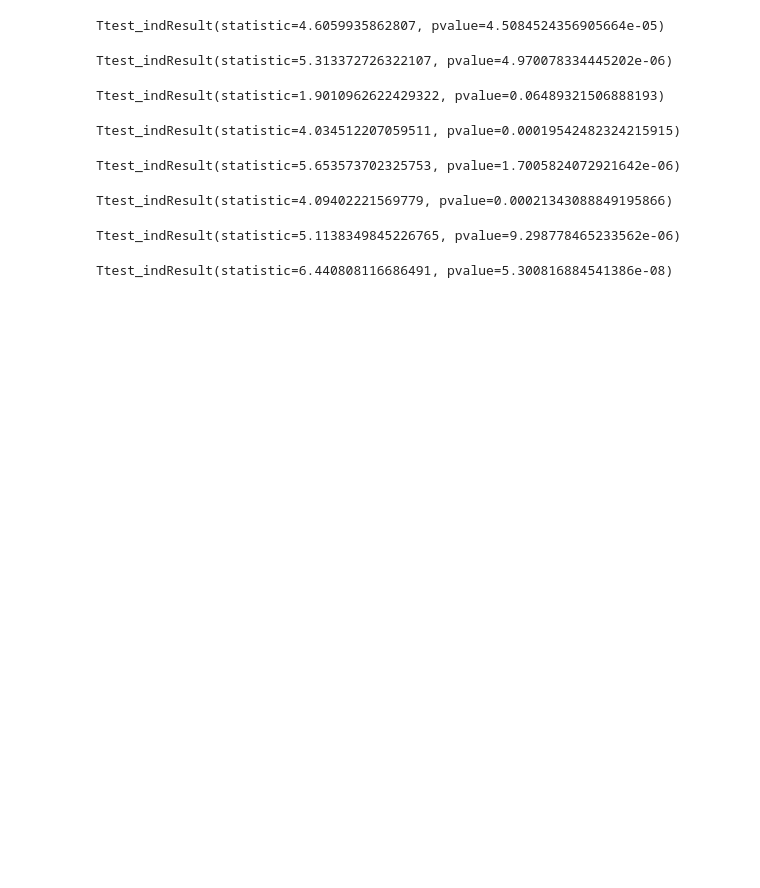
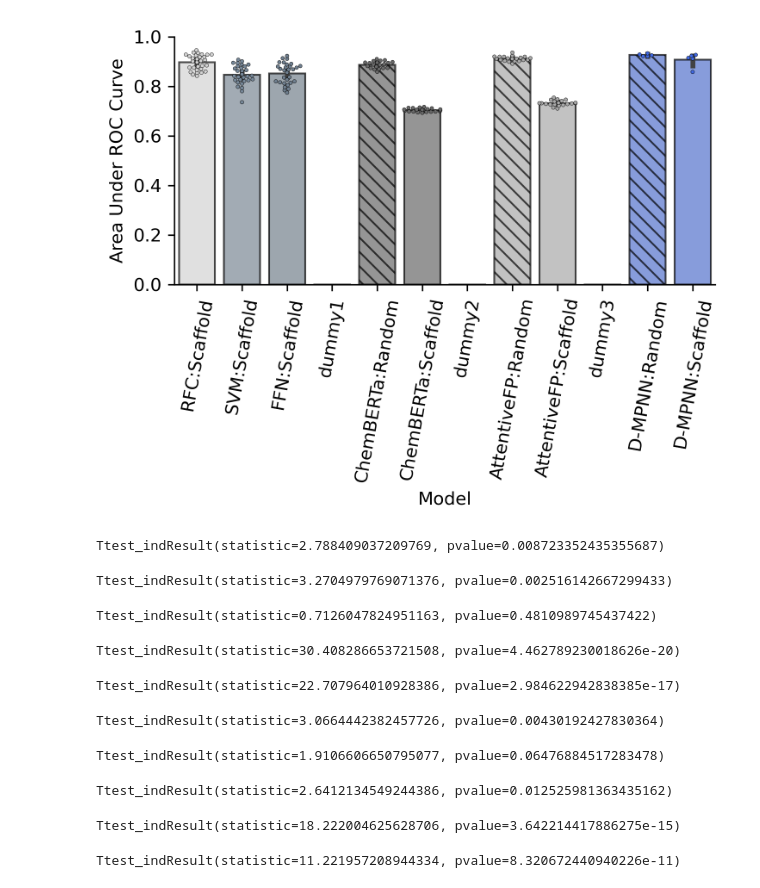
Before and after one commit to jackievaleri/ngonorrhoeae_abx_ml_discovery, a Jupyter notebook: src/05_compare_models_plot.ipynb, the cells around one changed output. Cells and saved outputs as stored; diff of their text form; code cells hidden in the pictures; blank space fills up the shorter version.

```diff
--- a/src/05_compare_models_plot.ipynb
+++ b/src/05_compare_models_plot.ipynb
@@ -125 +127,32 @@ plt.show()
+# %%
+
+plt.figure(figsize=(5,4), dpi=300)
+aupr_df = df[df['Metric'] == 'auROC']
+my_pal = dict(zip(labels, ["lightgrey", "lightslategrey","slategrey",'white','dimgrey','dimgrey','white','darkgrey','darkgrey','white','royalblue', 'royalblue']))
+ax = sns.swarmplot(data=aupr_df, x = 'Model', y = 'Value', edgecolor='black', linewidth = 0.2, s = 2, label='', palette = my_pal)
+sns.barplot(data=aupr_df, x = 'Model', y = 'Value',  edgecolor='black', linewidth = 1, alpha = 0.7, palette = my_pal)
+handles, labs = ax.get_legend_handles_labels()
+
+# Define some hatches
+# Loop over the bars
+# weird numbering convention - loops over colors https://stackoverflow.com/questions/35467188/is-it-possible-to-add-hatches-to-each-individual-bar-in-seaborn-barplot
+#extend_labels = [x for x in labels for _ in (0, 1)] # can use for plotting auPR and auROC in same plot
+hatches = [' ' if 'Scaffold' in x else '\\\\\\' for x in labels]
+
+for i,thisbar in enumerate(ax.patches):
+    thisbar.set_hatch(hatches[i])
+
+plt.xlabel('Model')
+plt.ylim([0,1.0])
+plt.xticks(rotation = 80)
+plt.ylabel('Area Under ROC Curve')
+ax.spines['top'].set_visible(False)
+ax.spines['right'].set_visible(False)
+plt.tight_layout()
+
+plt.savefig('../figure_panels/model_comparison_auroc.svg')
+plt.savefig('../figure_panels/model_comparison_auroc.png')
+plt.show()
+# %% [output]
+[figure, added]
 # %%
@@ -147,18 +184,22 @@ display(sp.ttest_ind(gnn_aurocs, ffn_aurocs))
 display(sp.ttest_ind(gnn_aurocs, svm_aurocs))
 display(sp.ttest_ind(gnn_aurocs, rfc_aurocs))
 display(sp.ttest_ind(gnn_aurocs, chemberta_aurocs))
+display(sp.ttest_ind(gnn_aurocs, attent_aurocs))
 # %% [output]
-Ttest_indResult(statistic=4.6059935862807, pvalue=4.5084524356905664e-05)
+Ttest_indResult(statistic=2.788409037209769, pvalue=0.008723352435355687)
-Ttest_indResult(statistic=5.313372726322107, pvalue=4.970078334445202e-06)
+Ttest_indResult(statistic=3.2704979769071376, pvalue=0.002516142667299433)
-Ttest_indResult(statistic=1.9010962622429322, pvalue=0.06489321506888193)
+Ttest_indResult(statistic=0.7126047824951163, pvalue=0.4810989745437422)
-Ttest_indResult(statistic=4.034512207059511, pvalue=0.00019542482324215915)
+Ttest_indResult(statistic=30.408286653721508, pvalue=4.462789230018626e-20)
+Ttest_indResult(statistic=22.707964010928386, pvalue=2.984622942838385e-17)
 # %%
 display(sp.ttest_ind(gnn_auprs, ffn_auprs))
 display(sp.ttest_ind(gnn_auprs, svm_auprs))
 display(sp.ttest_ind(gnn_auprs, rfc_auprs))
 display(sp.ttest_ind(gnn_auprs, chemberta_auprs))
+display(sp.ttest_ind(gnn_auprs, attent_auprs))
 # %% [output]
-Ttest_indResult(statistic=5.653573702325753, pvalue=1.7005824072921642e-06)
+Ttest_indResult(statistic=3.0664442382457726, pvalue=0.00430192427830364)
-Ttest_indResult(statistic=4.09402221569779, pvalue=0.00021343088849195866)
+Ttest_indResult(statistic=1.9106606650795077, pvalue=0.06476884517283478)
-Ttest_indResult(statistic=5.1138349845226765, pvalue=9.298778465233562e-06)
+Ttest_indResult(statistic=2.6412134549244386, pvalue=0.012525981363435162)
-Ttest_indResult(statistic=6.440808116686491, pvalue=5.300816884541386e-08)
+Ttest_indResult(statistic=18.222004625628706, pvalue=3.642214417886275e-15)
+Ttest_indResult(statistic=11.221957208944334, pvalue=8.320672440940226e-11)
```
Also changed, not shown: parts of 4 cells of this notebook, 17 other files.
